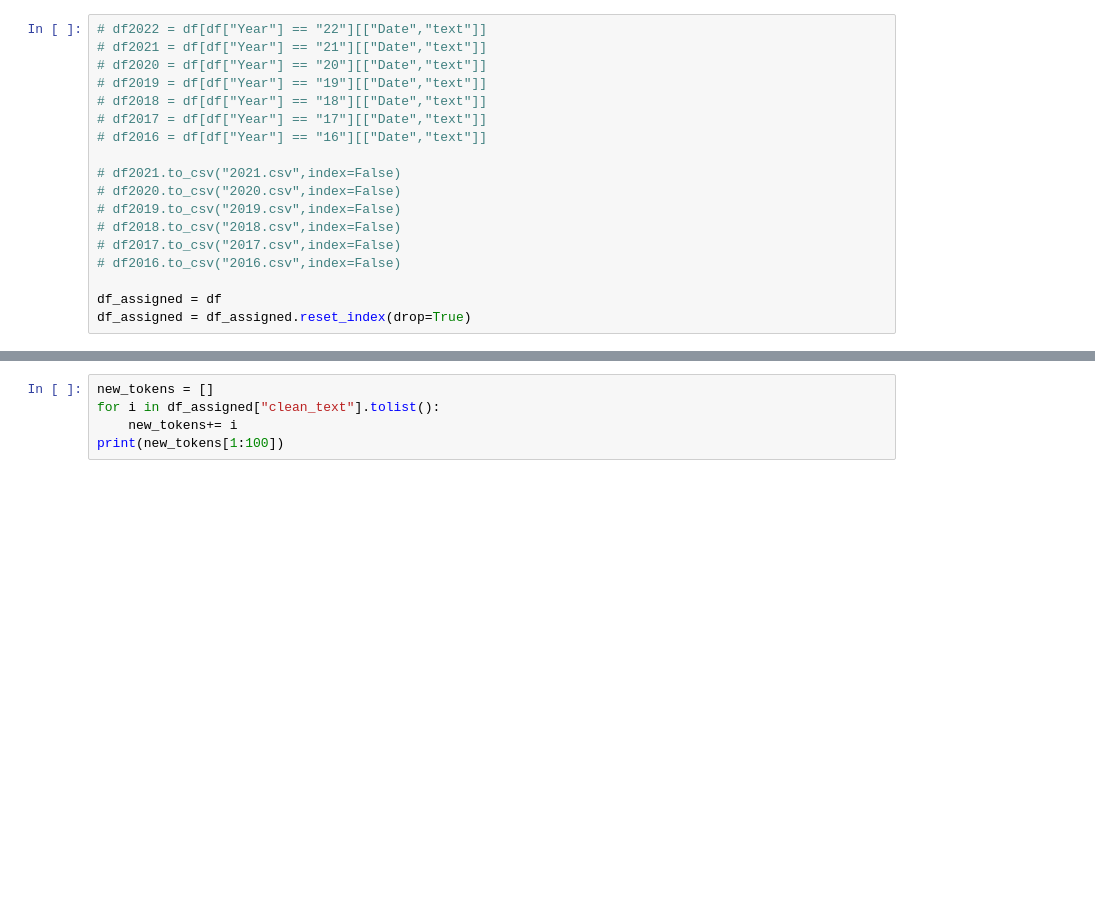
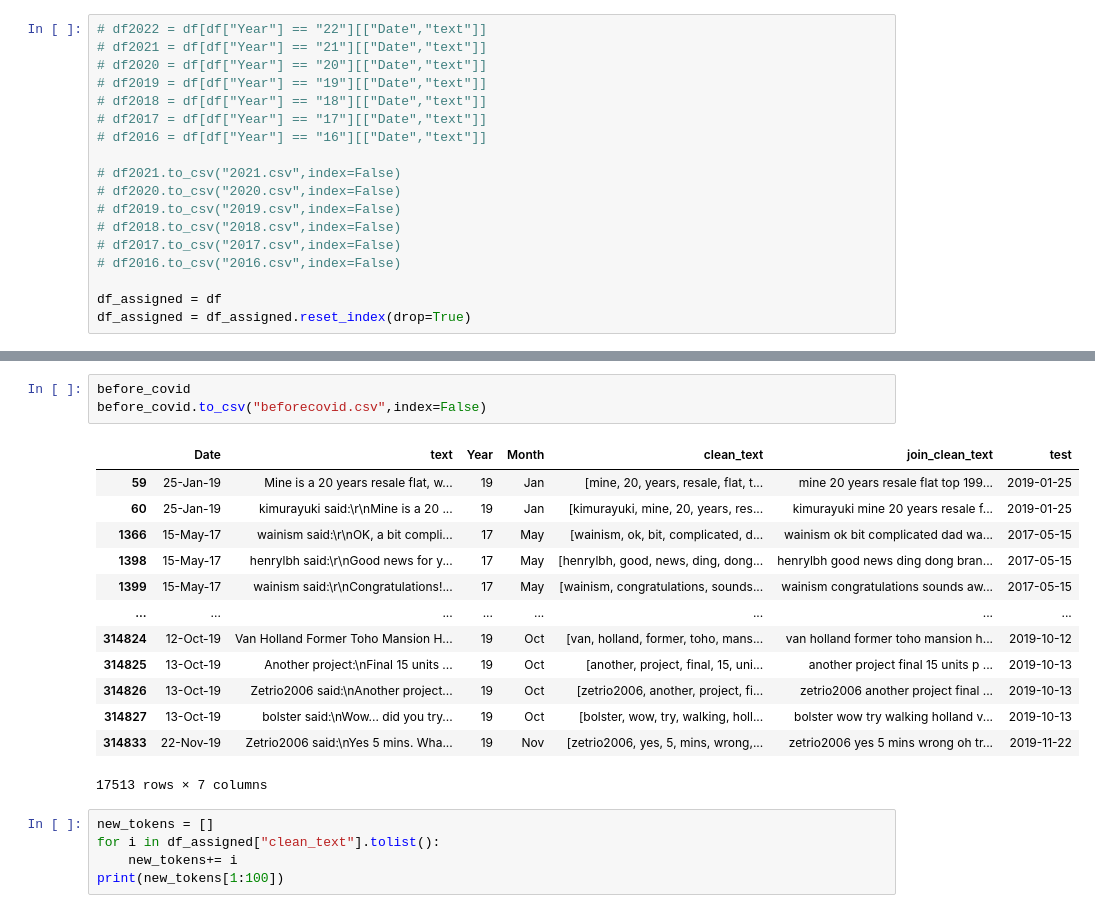
Before and after one commit to Shawntwj/HDB_price_prediction, a Jupyter notebook: hardwarezone-main/LDA to present.ipynb, the cells around one changed output, grey strips where cells are left out. Saved outputs shown, nothing was run; the diff lists cells and outputs as text; blank space fills up the shorter version.

```diff
--- a/hardwarezone-main/LDA to present.ipynb
+++ b/hardwarezone-main/LDA to present.ipynb
@@ -116,3 +173,20 @@ df_assigned = df_assigned[df_assigned['join_clean_text'].str.contains("hawker|mr
+# %%
+before_covid
+before_covid.to_csv("beforecovid.csv",index=False)
+# %% [output]
+|  | Date | text | Year | Month | clean_text | join_clean_text | test |
+| 59 | 25-Jan-19 | Mine is a 20 years resale flat, w... | 19 | Jan | [mine, 20, years, resale, flat, t... | mine 20 years resale flat top 199... | 2019-01-25 |
+| 60 | 25-Jan-19 | kimurayuki said:\r\nMine is a 20 ... | 19 | Jan | [kimurayuki, mine, 20, years, res... | kimurayuki mine 20 years resale f... | 2019-01-25 |
+| 1366 | 15-May-17 | wainism said:\r\nOK, a bit compli... | 17 | May | [wainism, ok, bit, complicated, d... | wainism ok bit complicated dad wa... | 2017-05-15 |
+| 1398 | 15-May-17 | henrylbh said:\r\nGood news for y... | 17 | May | [henrylbh, good, news, ding, dong... | henrylbh good news ding dong bran... | 2017-05-15 |
+| 1399 | 15-May-17 | wainism said:\r\nCongratulations!... | 17 | May | [wainism, congratulations, sounds... | wainism congratulations sounds aw... | 2017-05-15 |
+| ... | ... | ... | ... | ... | ... | ... | ... |
+| 314824 | 12-Oct-19 | Van Holland Former Toho Mansion H... | 19 | Oct | [van, holland, former, toho, mans... | van holland former toho mansion h... | 2019-10-12 |
+| 314825 | 13-Oct-19 | Another project:\nFinal 15 units ... | 19 | Oct | [another, project, final, 15, uni... | another project final 15 units p ... | 2019-10-13 |
+| 314826 | 13-Oct-19 | Zetrio2006 said:\nAnother project... | 19 | Oct | [zetrio2006, another, project, fi... | zetrio2006 another project final ... | 2019-10-13 |
+| 314827 | 13-Oct-19 | bolster said:\nWow... did you try... | 19 | Oct | [bolster, wow, try, walking, holl... | bolster wow try walking holland v... | 2019-10-13 |
+| 314833 | 22-Nov-19 | Zetrio2006 said:\nYes 5 mins. Wha... | 19 | Nov | [zetrio2006, yes, 5, mins, wrong,... | zetrio2006 yes 5 mins wrong oh tr... | 2019-11-22 |
+17513 rows × 7 columns
 # %%
 new_tokens = []
 for i in df_assigned["clean_text"].tolist():
```
Also changed, not shown: parts of 5 cells of this notebook, 5 other files.
